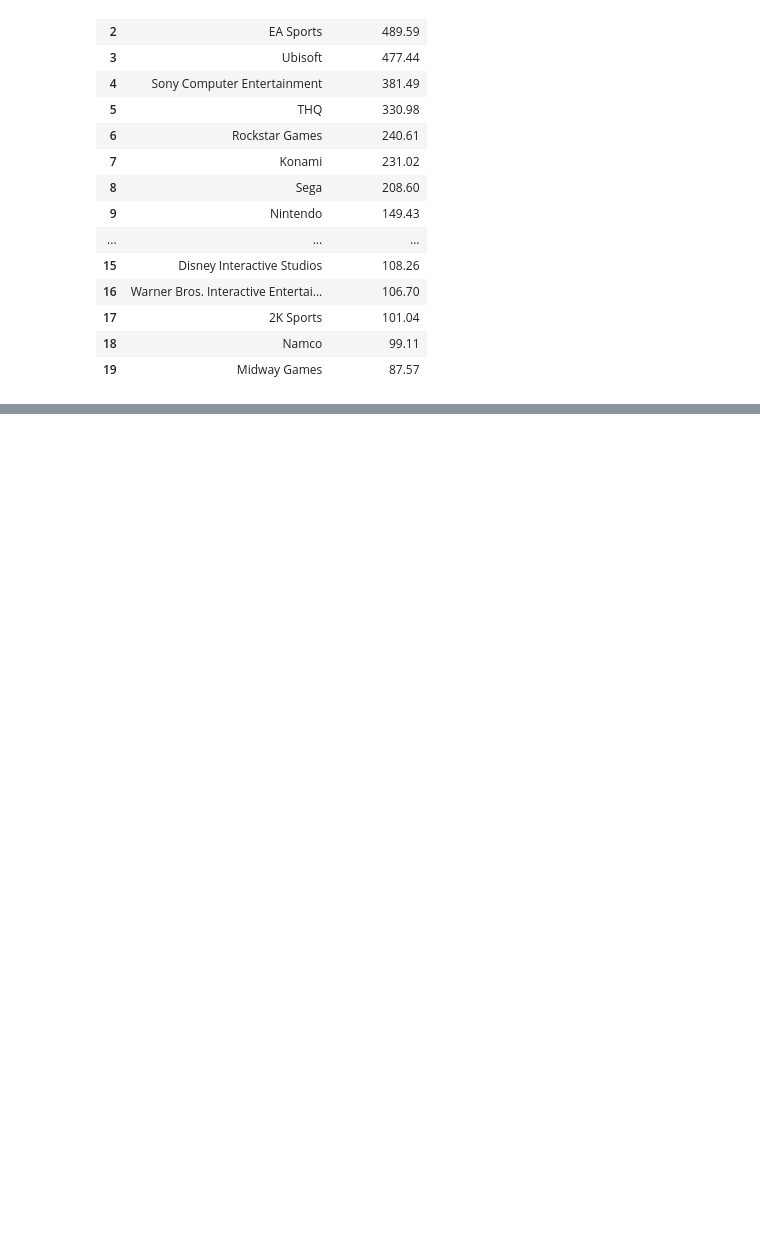
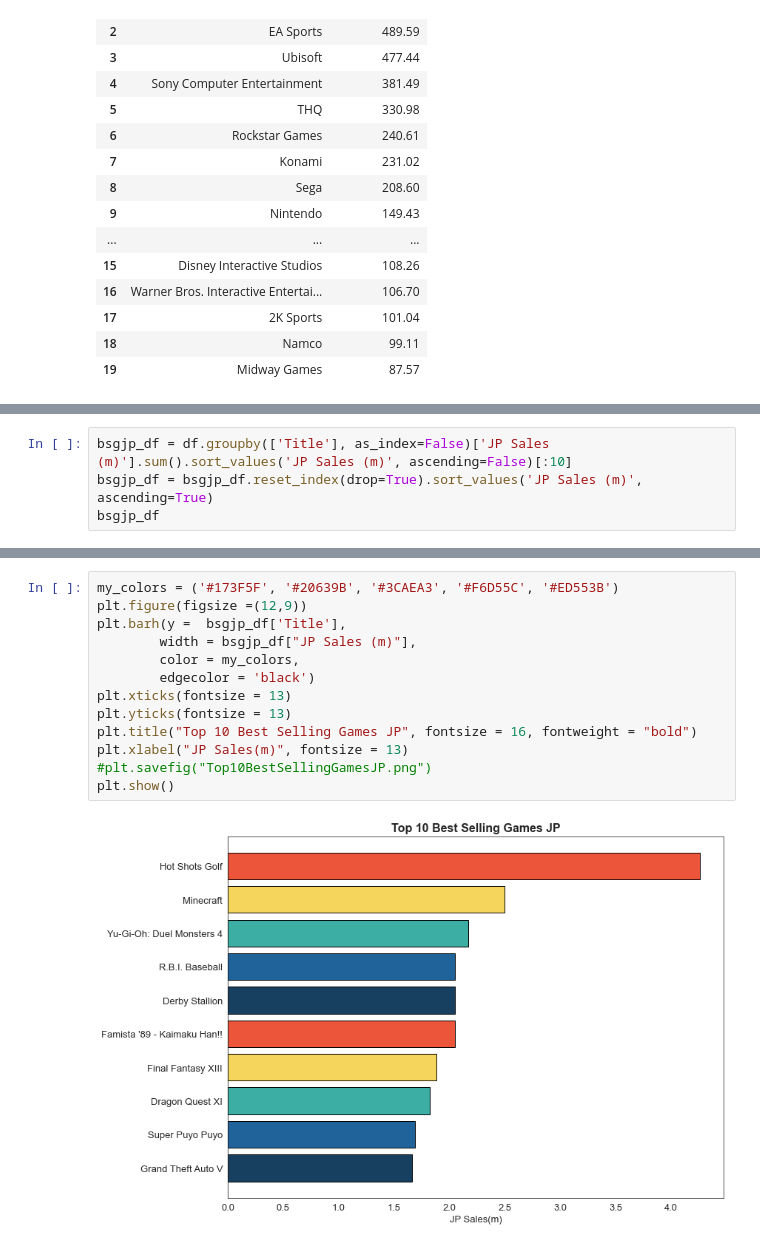
Before and after one commit to TJMaya/Video-Game-Sales-Project, a Jupyter notebook: VGSalesProjectStep3EDA.ipynb, the cells around one changed output, grey strips where cells are left out. Drawn from its saved outputs; the diff is of its cells as text; blank space fills up the shorter version.

```diff
--- a/VGSalesProjectStep3EDA.ipynb
+++ b/VGSalesProjectStep3EDA.ipynb
@@ -334,0 +428,4 @@ plt.show()
+# %%
+bsgjp_df = df.groupby(['Title'], as_index=False)['JP Sales (m)'].sum().sort_values('JP Sales (m)', ascending=False)[:10]
+bsgjp_df = bsgjp_df.reset_index(drop=True).sort_values('JP Sales (m)', ascending=True)
+bsgjp_df
@@ -334,0 +444,15 @@ plt.show()
+# %%
+my_colors = ('#173F5F', '#20639B', '#3CAEA3', '#F6D55C', '#ED553B')
+plt.figure(figsize =(12,9))
+plt.barh(y =  bsgjp_df['Title'],
+        width = bsgjp_df["JP Sales (m)"],
+        color = my_colors,
+        edgecolor = 'black')
+plt.xticks(fontsize = 13)
+plt.yticks(fontsize = 13)
+plt.title("Top 10 Best Selling Games JP", fontsize = 16, fontweight = "bold")
+plt.xlabel("JP Sales(m)", fontsize = 13)
+#plt.savefig("Top10BestSellingGamesJP.png")
+plt.show()
+# %% [output]
+[figure, added]
```
Also changed, not shown: parts of 16 cells of this notebook, 6 other files.
